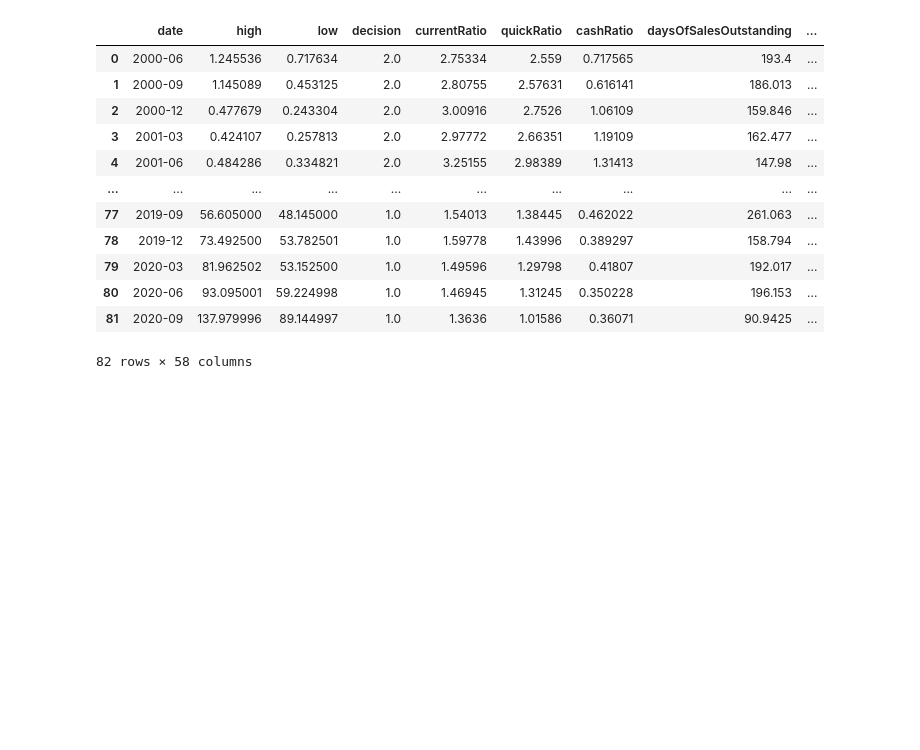
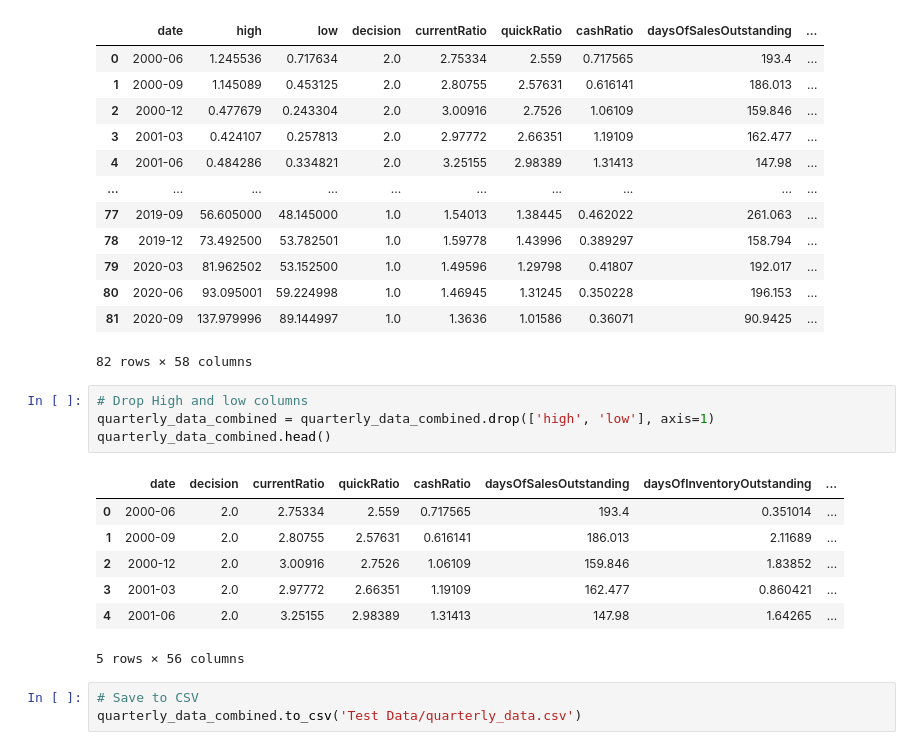
Before and after one commit to jacob-servidio/Final_Project, a Jupyter notebook: QuarterlyHigh_Low.ipynb, the cells around one changed output. Cells and saved outputs as stored; diff of their text form; blank space fills up the shorter version.

Commit message:
save data to csv, drop unwanted columns

```diff
--- a/QuarterlyHigh_Low.ipynb
+++ b/QuarterlyHigh_Low.ipynb
@@ -452,3 +452,18 @@ quarterly_data_combined
 | 80 | 2020-06 | 93.095001 | 59.224998 | 1.0 | 1.46945 | 1.31245 | 0.350228 | 196.153 | ... |
 | 81 | 2020-09 | 137.979996 | 89.144997 | 1.0 | 1.3636 | 1.01586 | 0.36071 | 90.9425 | ... |
 82 rows × 58 columns
+# %%
+# Drop High and low columns
+quarterly_data_combined = quarterly_data_combined.drop(['high', 'low'], axis=1)
+quarterly_data_combined.head()
+# %% [output]
+|  | date | decision | currentRatio | quickRatio | cashRatio | daysOfSalesOutstanding | daysOfInventoryOutstanding | ... |
+| 0 | 2000-06 | 2.0 | 2.75334 | 2.559 | 0.717565 | 193.4 | 0.351014 | ... |
+| 1 | 2000-09 | 2.0 | 2.80755 | 2.57631 | 0.616141 | 186.013 | 2.11689 | ... |
+| 2 | 2000-12 | 2.0 | 3.00916 | 2.7526 | 1.06109 | 159.846 | 1.83852 | ... |
+| 3 | 2001-03 | 2.0 | 2.97772 | 2.66351 | 1.19109 | 162.477 | 0.860421 | ... |
+| 4 | 2001-06 | 2.0 | 3.25155 | 2.98389 | 1.31413 | 147.98 | 1.64265 | ... |
+5 rows × 56 columns
+# %%
+# Save to CSV
+quarterly_data_combined.to_csv('Test Data/quarterly_data.csv')
```
Also changed, not shown: 1 other file.
